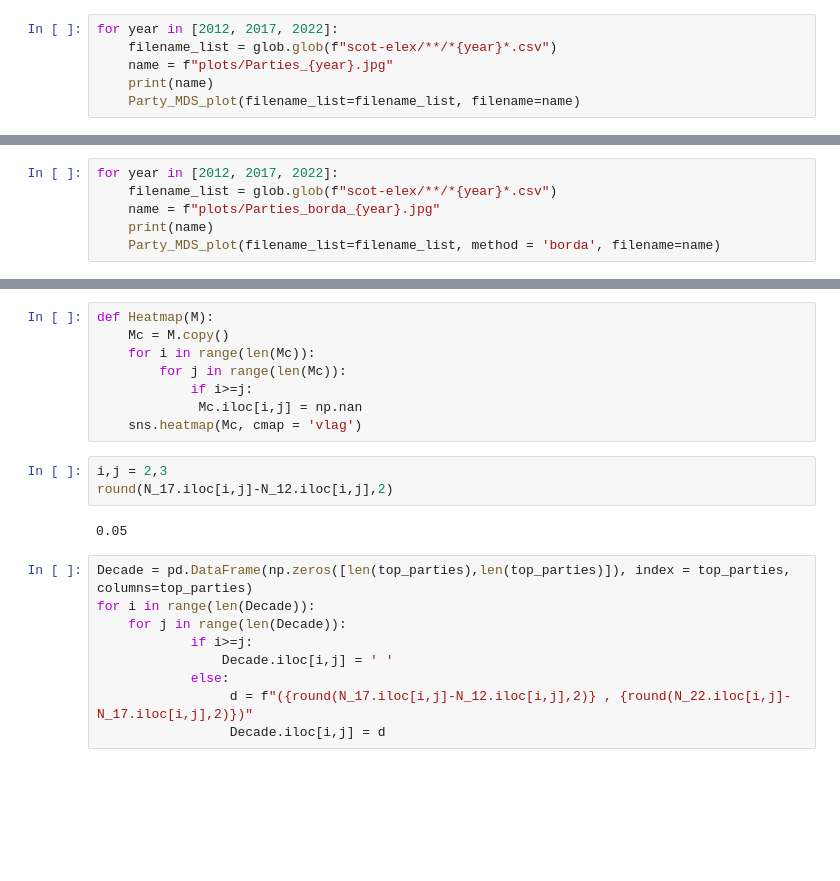
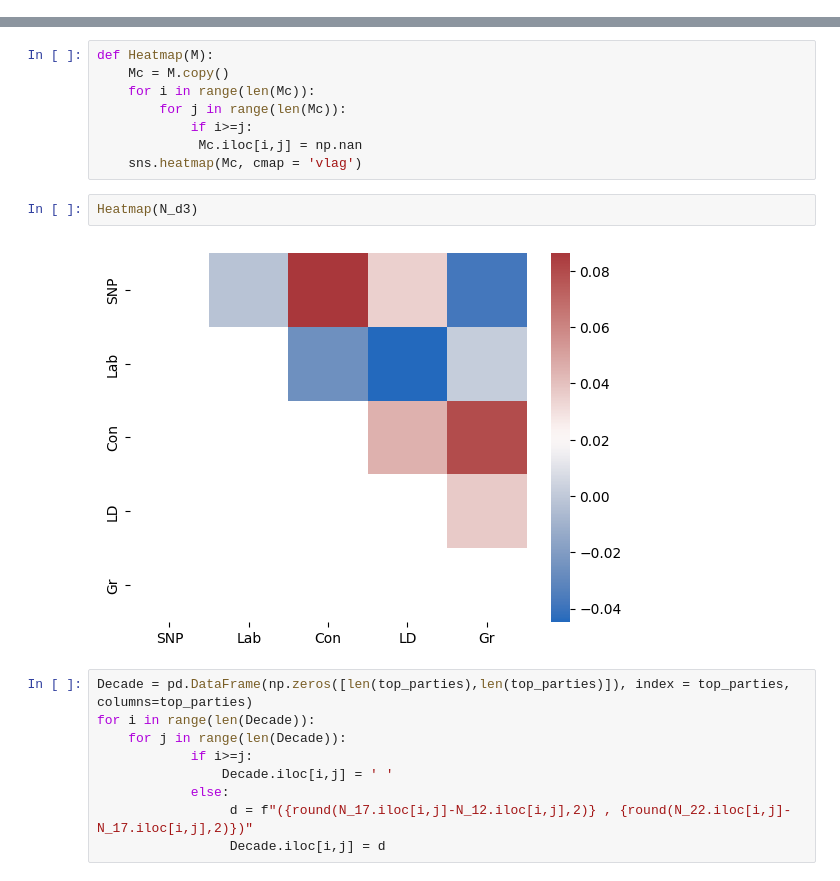
Before and after one commit to mggg/ballot-clustering, a Jupyter notebook: MDS_plots.ipynb, the cells around one changed output, grey strips where cells are left out. Cells and saved outputs as stored; diff of their text form; blank space fills up the shorter version.

```diff
--- a/MDS_plots.ipynb
+++ b/MDS_plots.ipynb
@@ -130,9 +130,3 @@ plots/Parties_mean_borda_allyears_trial2.jpg
 plots/Parties_mean_borda_2012_trial2.jpg
 [figure]
 ... (52 outputs left out)
-# %%
-for year in [2012, 2017, 2022]:
-    filename_list = glob.glob(f"scot-elex/**/*{year}*.csv")
-    name = f"plots/Parties_{year}.jpg"
-    print(name)
-    Party_MDS_plot(filename_list=filename_list, filename=name)
@@ -146,6 +132,0 @@ plots/Parties_2022.jpg
-# %%
-for year in [2012, 2017, 2022]:
-    filename_list = glob.glob(f"scot-elex/**/*{year}*.csv")
-    name = f"plots/Parties_borda_{year}.jpg"
-    print(name)
-    Party_MDS_plot(filename_list=filename_list, method = 'borda', filename=name)
@@ -206,11 +180,10 @@ def Heatmap(M):
             if i>=j:
              Mc.iloc[i,j] = np.nan
     sns.heatmap(Mc, cmap = 'vlag')
-# %%
-i,j = 2,3
-round(N_17.iloc[i,j]-N_12.iloc[i,j],2)
-# %% [output]
-0.05
+# %%
+Heatmap(N_d3)
+# %% [output]
+[figure, added]
 # %%
 Decade = pd.DataFrame(np.zeros([len(top_parties),len(top_parties)]), index = top_parties, columns=top_parties)
 for i in range(len(Decade)):
```
Also changed, not shown: parts of 4 cells of this notebook, 2 other files.
